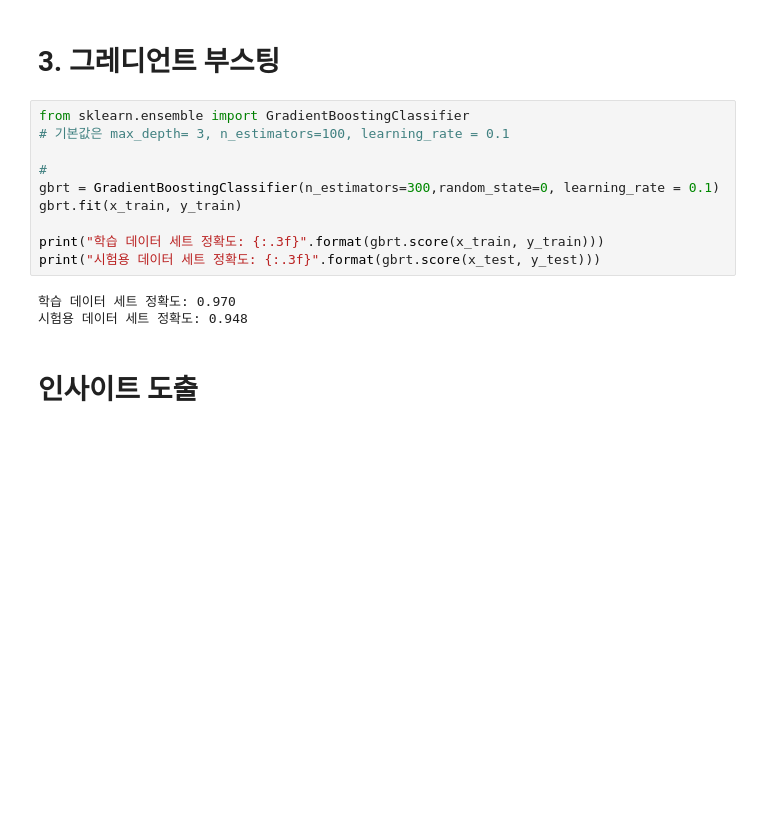
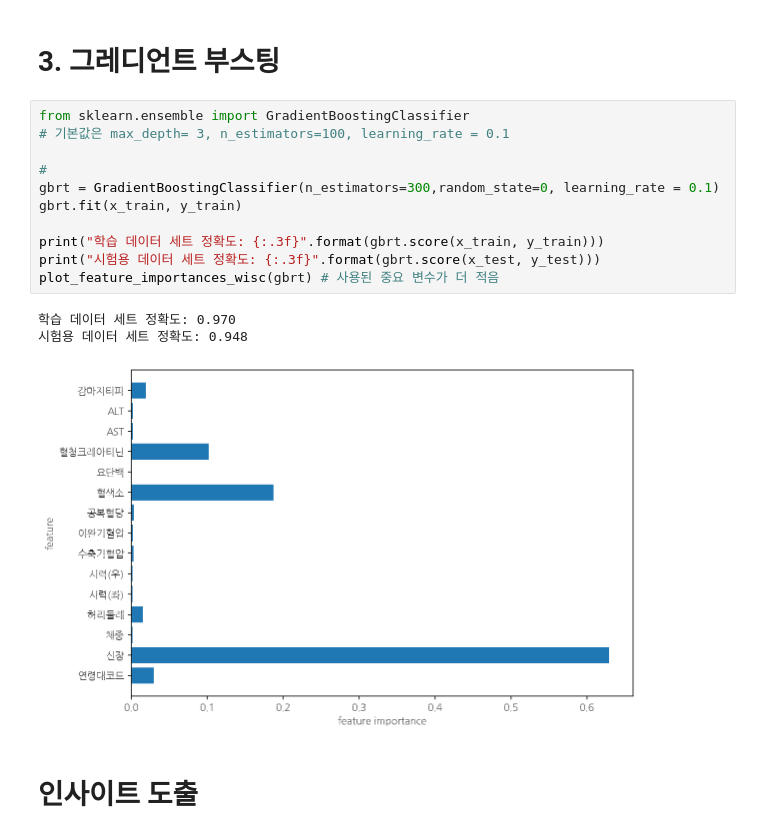
Before and after one commit to JinnyYam/mining22, a Jupyter notebook: ITB_HW2.ipynb, the cells around one changed output. Saved outputs shown, nothing was run; the diff lists cells and outputs as text; blank space fills up the shorter version.

```diff
--- a/ITB_HW2.ipynb
+++ b/ITB_HW2.ipynb
@@ -165,16 +165,18 @@ plot_feature_importances_wisc(forest) # 싱글 의사결정나무를 사용할
 # %%
 from sklearn.ensemble import GradientBoostingClassifier
 # 기본값은 max_depth= 3, n_estimators=100, learning_rate = 0.1
 
 #
 gbrt = GradientBoostingClassifier(n_estimators=300,random_state=0, learning_rate = 0.1)
 gbrt.fit(x_train, y_train)
 
 print("학습 데이터 세트 정확도: {:.3f}".format(gbrt.score(x_train, y_train)))
 print("시험용 데이터 세트 정확도: {:.3f}".format(gbrt.score(x_test, y_test)))
+plot_feature_importances_wisc(gbrt) # 사용된 중요 변수가 더 적음
 # %% [output]
 학습 데이터 세트 정확도: 0.970
 시험용 데이터 세트 정확도: 0.948
+[figure, added]
 # %% [markdown]
 # 인사이트 도출
 # %% [markdown]
```
